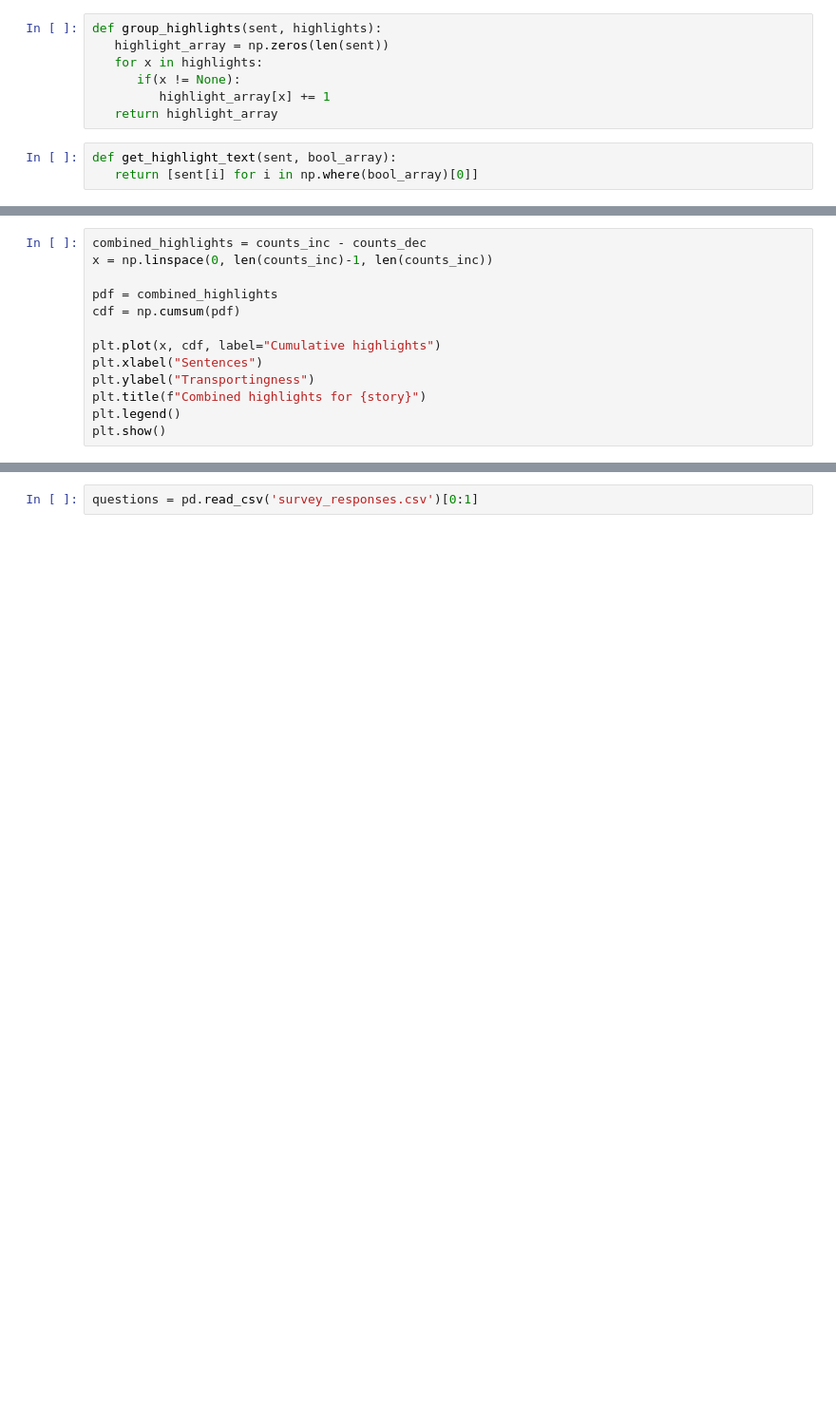
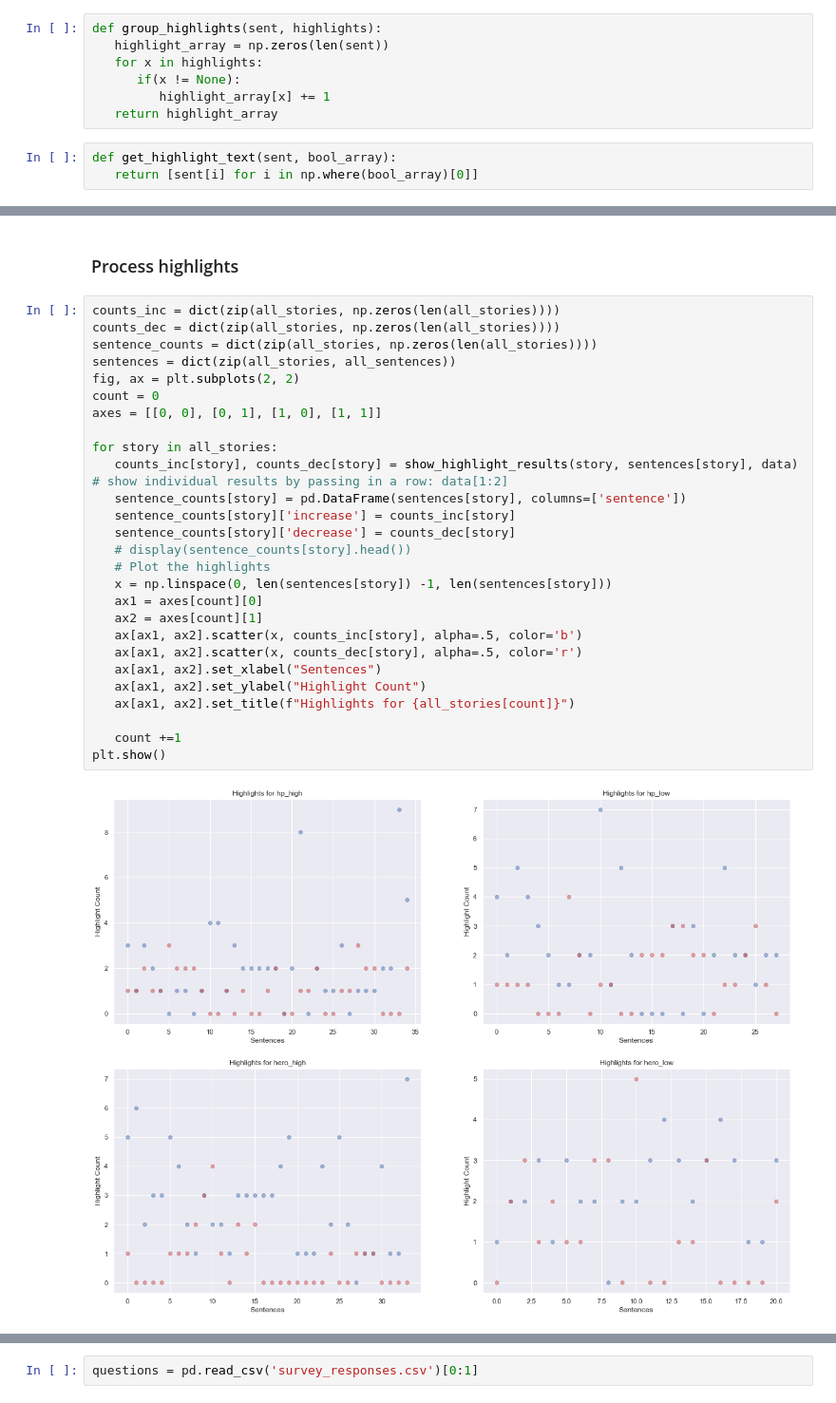
Before and after one commit to kelseyneis/narrative_transportation, a Jupyter notebook: survey_response.ipynb, the cells around one changed output, grey strips where cells are left out. Shown: that part at 95% size. Drawn from its saved outputs; the diff is of its cells as text; blank space fills up the shorter version.

```diff
--- a/survey_response.ipynb
+++ b/survey_response.ipynb
@@ -86,13 +63,0 @@ display(sentence_counts)
-# %%
-combined_highlights = counts_inc - counts_dec
-x = np.linspace(0, len(counts_inc)-1, len(counts_inc))
-
-pdf = combined_highlights
-cdf = np.cumsum(pdf)
-
-plt.plot(x, cdf, label="Cumulative highlights")
-plt.xlabel("Sentences")
-plt.ylabel("Transportingness")
-plt.title(f"Combined highlights for {story}")
-plt.legend()
-plt.show()
@@ -100,0 +96,31 @@ plt.show()
+# %% [markdown]
+### Process highlights
+# %%
+counts_inc = dict(zip(all_stories, np.zeros(len(all_stories))))
+counts_dec = dict(zip(all_stories, np.zeros(len(all_stories))))
+sentence_counts = dict(zip(all_stories, np.zeros(len(all_stories))))
+sentences = dict(zip(all_stories, all_sentences))
+fig, ax = plt.subplots(2, 2)
+count = 0
+axes = [[0, 0], [0, 1], [1, 0], [1, 1]]
+
+for story in all_stories:
+   counts_inc[story], counts_dec[story] = show_highlight_results(story, sentences[story], data) # show individual results by passing in a row: data[1:2]
+   sentence_counts[story] = pd.DataFrame(sentences[story], columns=['sentence'])
+   sentence_counts[story]['increase'] = counts_inc[story]
+   sentence_counts[story]['decrease'] = counts_dec[story]
+   # display(sentence_counts[story].head())
+   # Plot the highlights
+   x = np.linspace(0, len(sentences[story]) -1, len(sentences[story]))
+   ax1 = axes[count][0]
+   ax2 = axes[count][1]
+   ax[ax1, ax2].scatter(x, counts_inc[story], alpha=.5, color='b')
+   ax[ax1, ax2].scatter(x, counts_dec[story], alpha=.5, color='r')
+   ax[ax1, ax2].set_xlabel("Sentences")
+   ax[ax1, ax2].set_ylabel("Highlight Count")
+   ax[ax1, ax2].set_title(f"Highlights for {all_stories[count]}")
+
+   count +=1
+plt.show()
+# %% [output]
+[figure, added]
```
Also changed, not shown: parts of 33 cells of this notebook, 6 other files.
